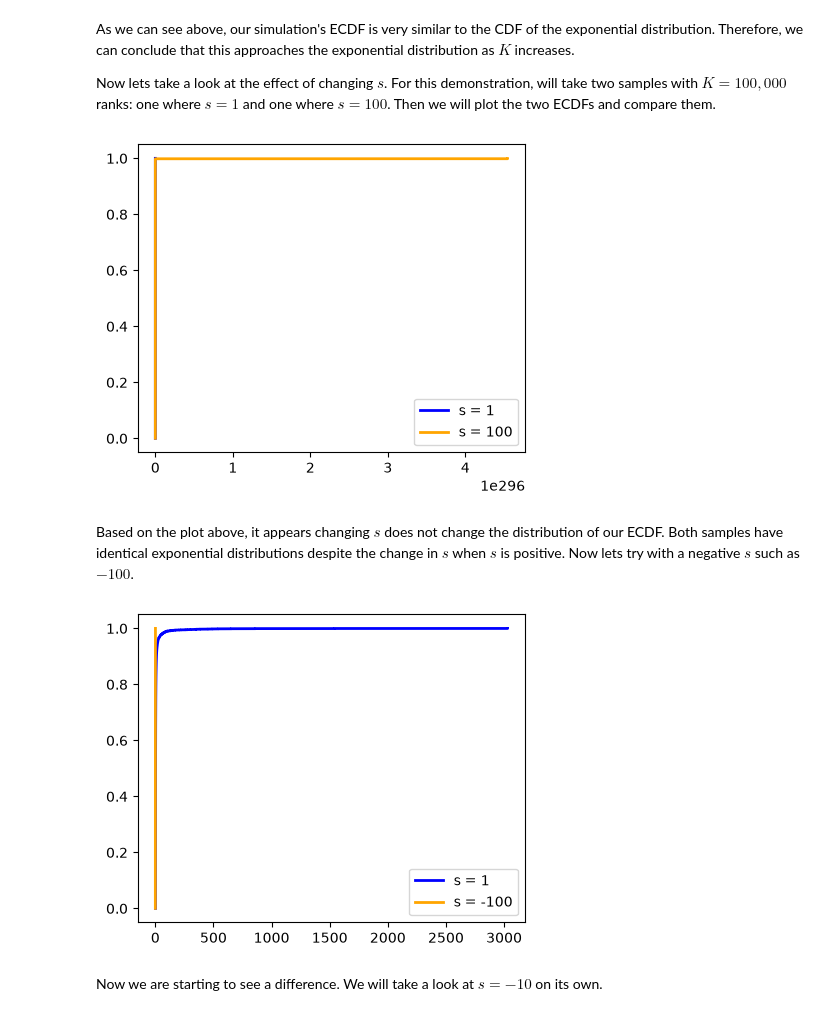
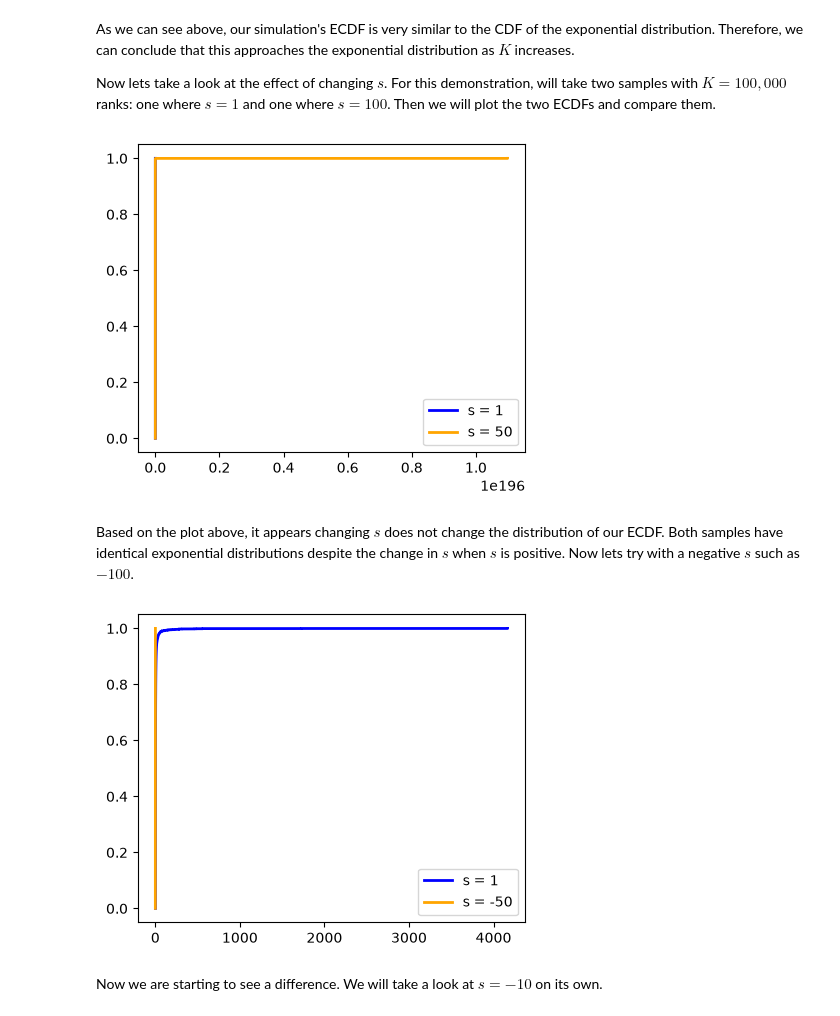
Before and after one commit to lchop14/DS-5030-Personal, a Jupyter notebook: lab4/lab_04.ipynb, the cells around one changed output. Saved outputs shown, nothing was run; the diff lists cells and outputs as text; code cells hidden in the pictures.

```diff
--- a/lab4/lab_04.ipynb
+++ b/lab4/lab_04.ipynb
@@ -354,7 +354,7 @@ Now lets take a look at the effect of changing $s$. For this demonstration, will
 # %%
 values = []
 sA = 1
-sB = 100
+sB = 50
 fig, ax = plt.subplots(figsize=(5, 4))
 sizes = (k/r) ** sA
 
@@ -379,38 +379,38 @@ ax.step(x, y, where='post', color='orange', lw=2, label=f"s = {sB}")
 ax.legend()
 plt.show()
 # %% [output]
-[figure, old version]
+[figure, new version]
 # %% [markdown]
 Based on the plot above, it appears changing $s$ does not change the distribution of our ECDF. Both samples have identical exponential distributions despite the change in $s$ when $s$ is positive. Now lets try with a negative $s$ such as $-100$.
 # %%
 values = []
 sA = 1
-sB = -100
+sB = -50
 fig, ax = plt.subplots(figsize=(5, 4))
 sizes = (k/r) ** sA
 
 for i in range(n):
     point = int(rng.choice(r))
     size = sizes[point - 1]
     values.append(size)
 
 x, y = ecdf_xy(values)
 ax.step(x, y, where='post', color='blue', lw=2, label=f"s = {sA}")
 
 values = []
 sizes = (k/r) ** sB
 
 for i in range(n):
     point = int(rng.choice(r))
     size = sizes[point - 1]
     values.append(size)
 
 x, y = ecdf_xy(values)
 ax.step(x, y, where='post', color='orange', lw=2, label=f"s = {sB}")
 ax.legend()
 plt.show()
 # %% [output]
-[figure, old version]
+[figure, new version]
 # %% [markdown]
 Now we are starting to see a difference. We will take a look at $s = -10$ on its own.
 # %%
```
Also changed, not shown: parts of 19 cells of this notebook.
